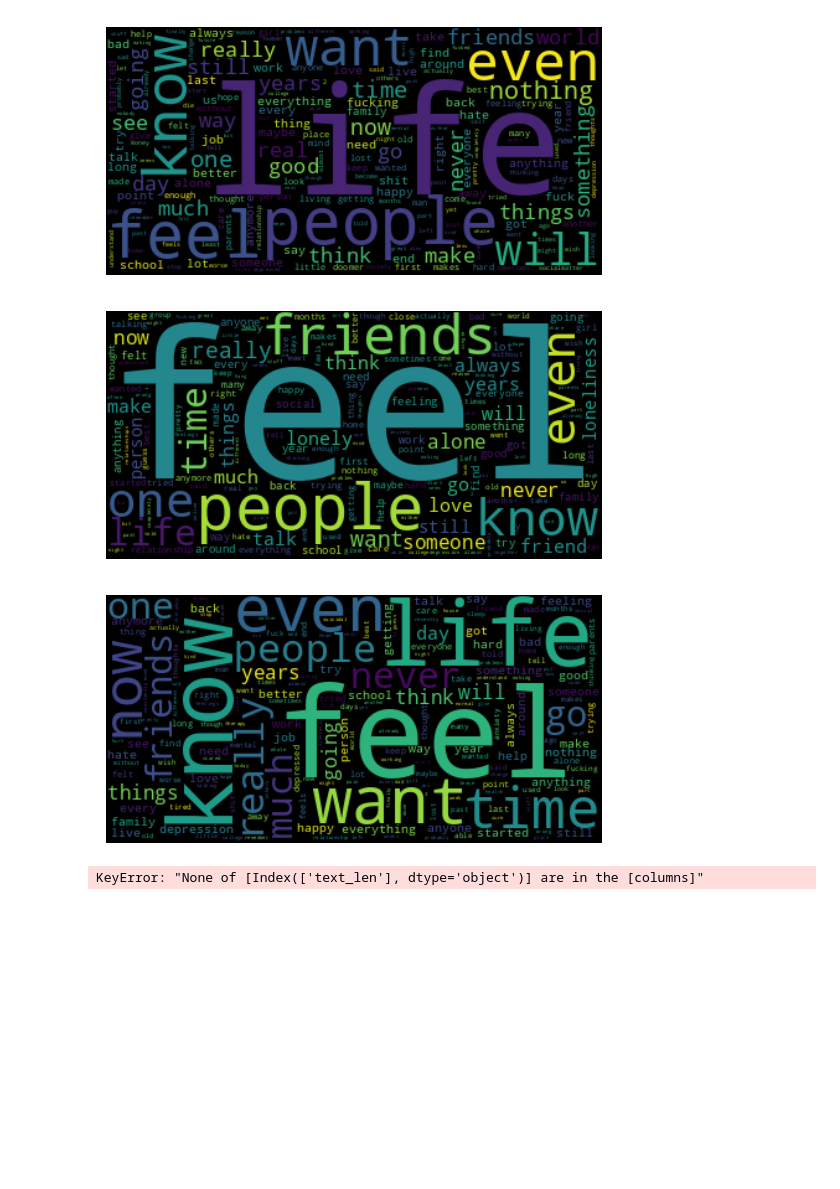
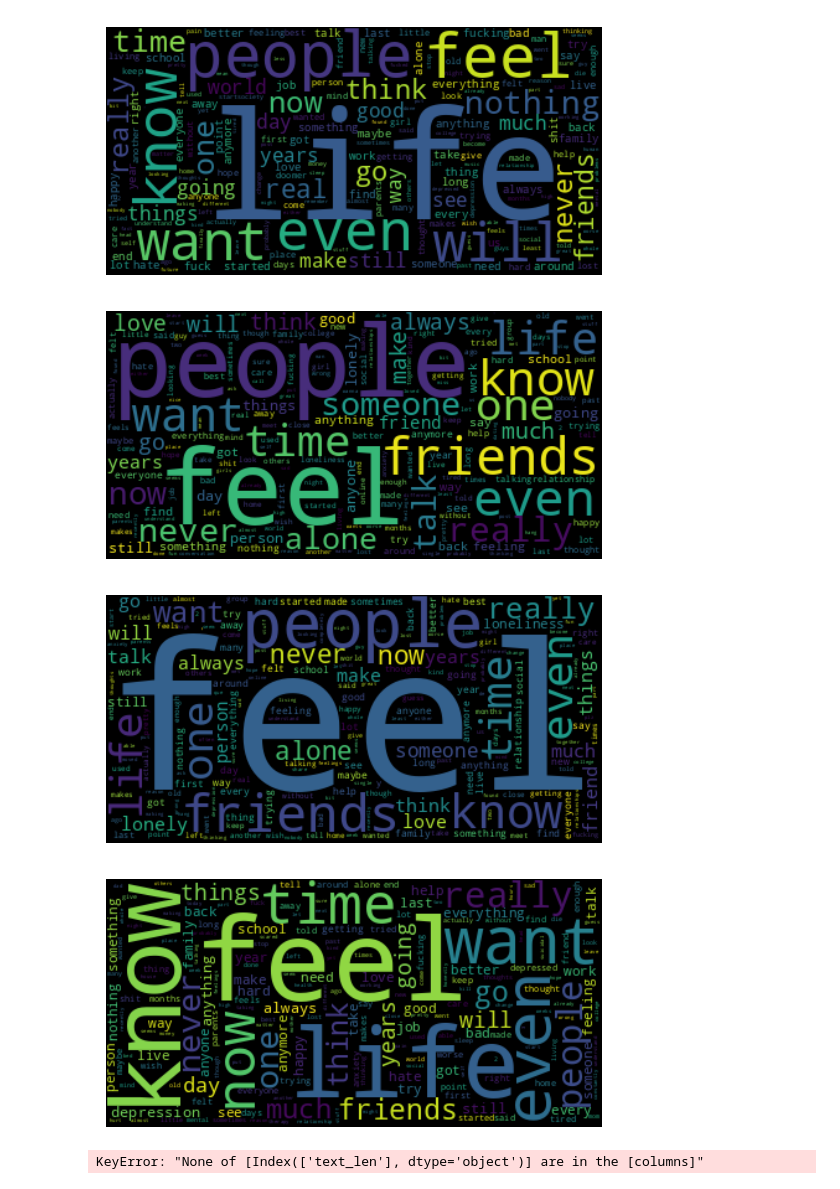
Before and after one commit to aliraeisdanaei/Doomer_Analysis, a Jupyter notebook: data_processing.ipynb, the cells around one changed output. Saved outputs shown, nothing was run; the diff lists cells and outputs as text; code cells hidden in the pictures; blank space fills up the shorter version.

Commit message:
Added a new subreddit for loneliness

```diff
--- a/data_processing.ipynb
+++ b/data_processing.ipynb
@@ -65,9 +65,11 @@ def draw_wordcloud(freqs):
     plt.show()
 # %%
 _, doomer_posts = get_post_df("Data/r_doomer_scraped.json")
-_, lonely_posts = get_post_df("Data/r_loneliness_scraped.json")
+_, lonely1_posts = get_post_df("Data/r_lonely_scraped.json")
+_, lonely2_posts = get_post_df("Data/r_loneliness_scraped.json")
 _, depr_posts = get_post_df("Data/r_depression_scraped.json")
 # %%
 doomer_posts = apply_text_len(doomer_posts)
-lonely_posts = apply_text_len(lonely_posts)
+lonely1_posts = apply_text_len(lonely1_posts)
+lonely2_posts = apply_text_len(lonely2_posts)
 depr_posts = apply_text_len(depr_posts)
@@ -74,6 +82,7 @@ depr_posts = apply_text_len(depr_posts)
 # %%
 doomer_posts = tokinize(doomer_posts, 'selftext')
-lonely_posts = tokinize(lonely_posts, 'selftext')
+lonely1_posts = tokinize(lonely1_posts, 'selftext')
+lonely2_posts = tokinize(lonely2_posts, 'selftext')
 depr_posts = tokinize(depr_posts, 'selftext')
 # %%
 doomer_freqs = get_freqs(doomer_posts)
@@ -82,12 +89,17 @@ lonely_freqs = get_freqs(lonely_posts)
+# %%
+lonely1_freqs = get_freqs(lonely1_posts)
+lonely2_freqs = get_freqs(lonely2_posts)
 # %%
 depr_freqs = get_freqs(depr_posts)
 # %%
 draw_wordcloud(doomer_freqs)
-draw_wordcloud(lonely_freqs)
+draw_wordcloud(lonely1_freqs)
+draw_wordcloud(lonely2_freqs)
 draw_wordcloud(depr_freqs)
 # %% [output]
-[figure, old version]
+[figure, new version]
-[figure, old version]
+[figure, new version]
-[figure, old version]
+[figure, new version]
+[figure, added]
 # %%
 doomer_users = doomer_posts['author'].unique()
```
Also changed, not shown: parts of 10 cells of this notebook, 2 other files.
